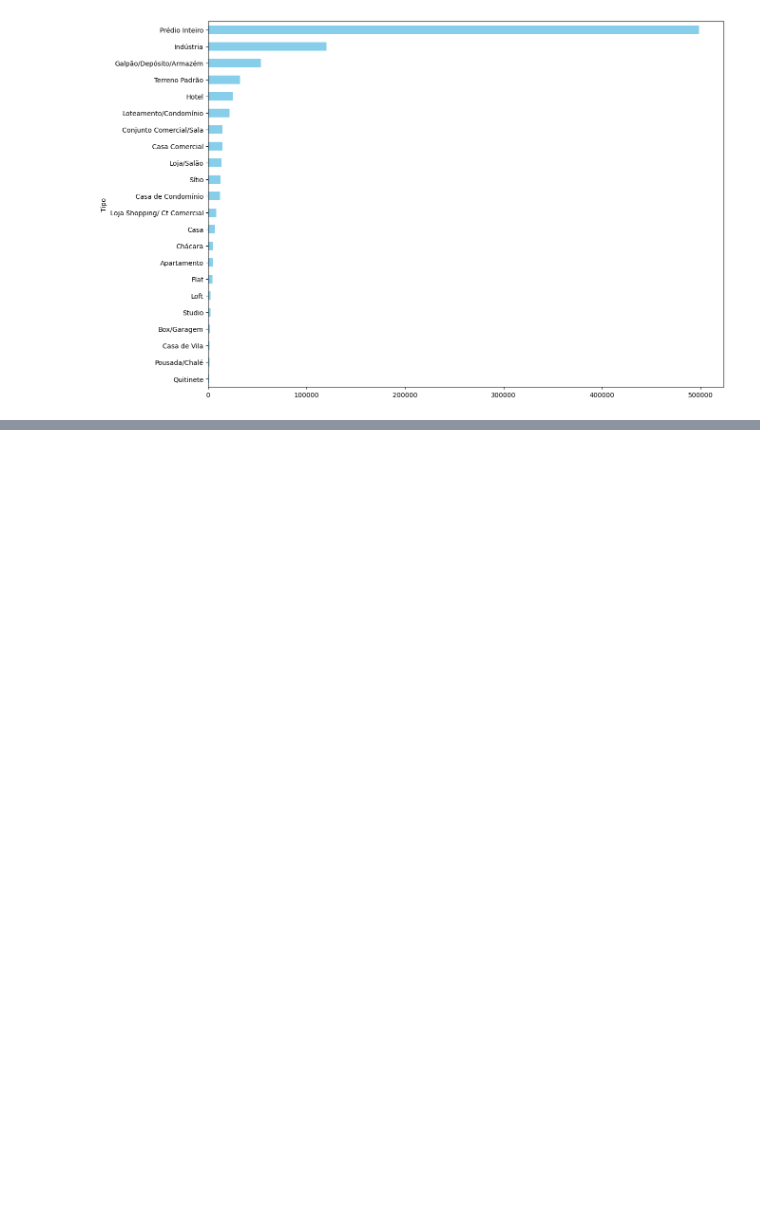
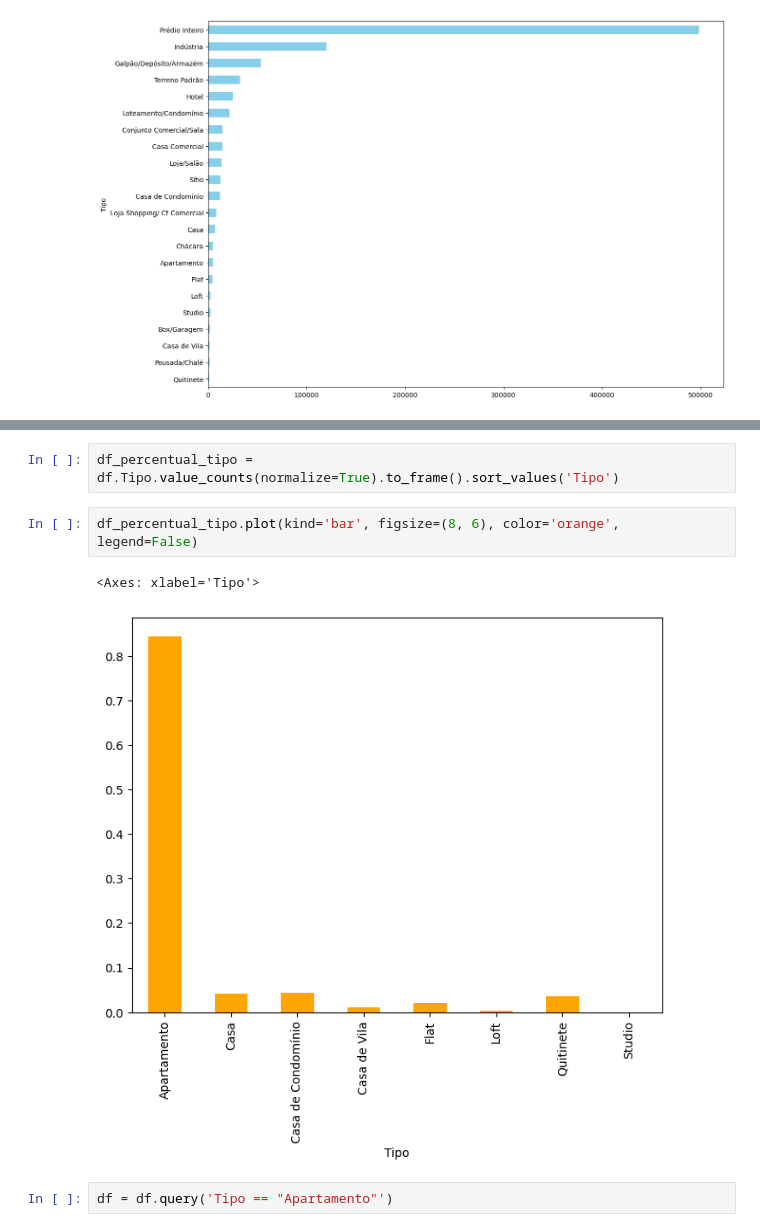
Before and after one commit to felipejoazeiro/tecboard, a Jupyter notebook: CD/Pandas/Course1/projeto_imobiliaria.ipynb, the cells around one changed output, grey strips where cells are left out. Cells and saved outputs as stored; diff of their text form; blank space fills up the shorter version.

Commit message:
Percentual

```diff
--- a/CD/Pandas/Course1/projeto_imobiliaria.ipynb
+++ b/CD/Pandas/Course1/projeto_imobiliaria.ipynb
@@ -253,0 +320,9 @@ df_preco_tipo.
+# %%
+df_percentual_tipo = df.Tipo.value_counts(normalize=True).to_frame().sort_values('Tipo')
+# %%
+df_percentual_tipo.plot(kind='bar', figsize=(8, 6), color='orange', legend=False)
+# %% [output]
+<Axes: xlabel='Tipo'>
+[figure, added]
+# %%
+df = df.query('Tipo == "Apartamento"')
```
Also changed, not shown: parts of 11 cells of this notebook.
